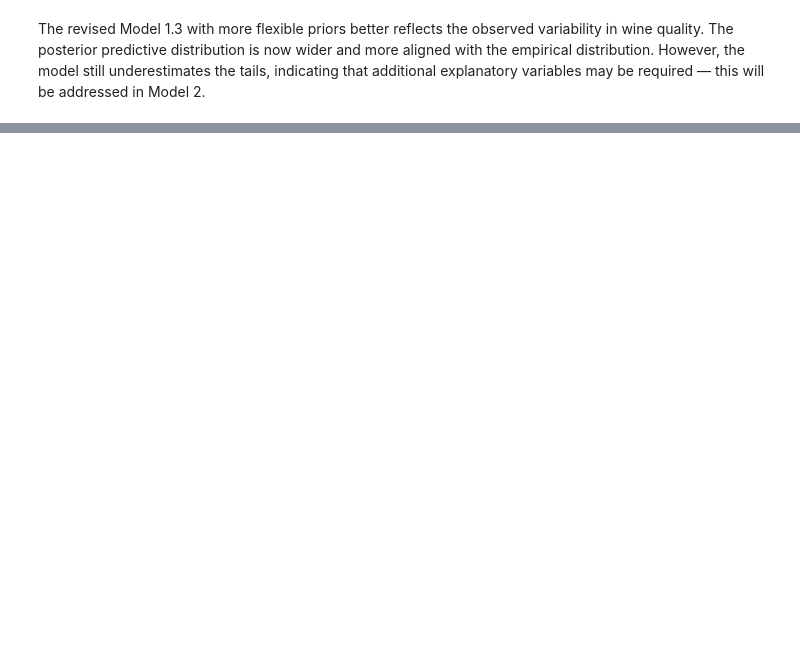
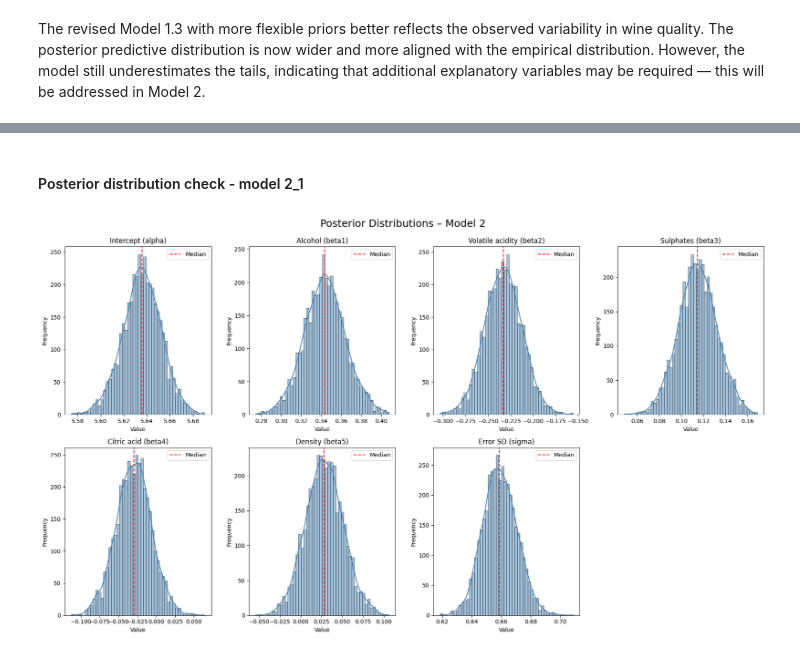
Before and after one commit to zacky111/Data_analytics, a Jupyter notebook: main.ipynb, the cells around one changed output, grey strips where cells are left out. Saved outputs shown, nothing was run; the diff lists cells and outputs as text; code cells hidden in the pictures; blank space fills up the shorter version.

```diff
--- a/main.ipynb
+++ b/main.ipynb
@@ -691,0 +709,13 @@ To be done now: creation of Model 2 (probably 2_1, 2_2 ...) with predictors:alco
+# %%
+from cmdstanpy import CmdStanModel
+
+model2 = CmdStanModel(stan_file="projekt/models/model2_1.stan")
+
+fit2 = model2.sample(
+    data=stan_data2,
+    chains=4,
+    parallel_chains=4,
+    seed=42
+)
+
+print(fit2.summary())
@@ -691,0 +795,40 @@ To be done now: creation of Model 2 (probably 2_1, 2_2 ...) with predictors:alco
+# %% [markdown]
+#### Posterior distribution check - model 2_1
+# %%
+import pandas as pd
+import seaborn as sns
+import matplotlib.pyplot as plt
+
+# Zakładamy, że fit2 to wynik modelu 2 (np. model1_4, model2_1 itd.)
+posterior_df = fit2.draws_pd()
+
+# Automatyczne wyciągnięcie nazw parametrów
+param_names = [col for col in posterior_df.columns if col.startswith("alpha") or col.startswith("beta") or col == "sigma"]
+
+# Przyjazne etykiety – dostosowane do 5 predyktorów
+param_labels = {
+    "alpha": "Intercept (alpha)",
+    "beta[1]": "Alcohol (beta1)",
+    "beta[2]": "Volatile acidity (beta2)",
+    "beta[3]": "Sulphates (beta3)",
+    "beta[4]": "Citric acid (beta4)",
+    "beta[5]": "Density (beta5)",
+    "sigma": "Error SD (sigma)"
+}
+
+# Tworzenie wykresów
+plt.figure(figsize=(18, 10))
+for i, param in enumerate(param_names, 1):
+    plt.subplot(2, 4, i)
+    sns.histplot(posterior_df[param], bins=50, kde=True, color='steelblue')
+    plt.axvline(posterior_df[param].median(), color='red', linestyle='--', label='Median')
+    plt.title(param_labels.get(param, param))
+    plt.xlabel('Value')
+    plt.ylabel('Frequency')
+    plt.legend()
+
+plt.tight_layout()
+plt.suptitle("Posterior Distributions – Model 2", fontsize=18, y=1.03)
+plt.show()
+# %% [output]
+[figure, added]
```
Also changed, not shown: parts of 26 cells of this notebook, 7 other files.
